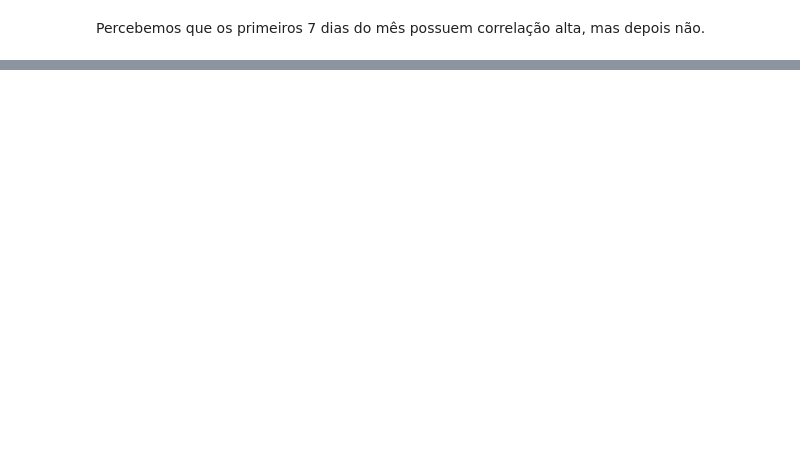
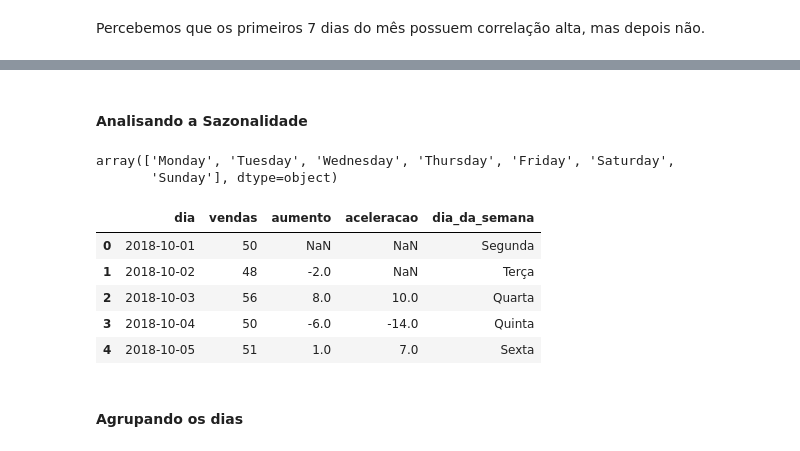
Before and after one commit to arturaraujo614/SeriesTemporais, a Jupyter notebook: SeriesTemporais.ipynb, the cells around one changed output, grey strips where cells are left out. Drawn from its saved outputs; the diff is of its cells as text; code cells hidden in the pictures; blank space fills up the shorter version.

```diff
--- a/SeriesTemporais.ipynb
+++ b/SeriesTemporais.ipynb
@@ -128,0 +153,2 @@ ax=ax
+# %%
+vendas_por_dia = pd.read_csv('vendas_por_dia.csv')
@@ -128,0 +161,3 @@ ax=ax
+# %%
+vendas_por_dia['dia'] = pd.to_datetime(vendas_por_dia['dia'])
+vendas_por_dia.dtypes
@@ -128,0 +168,3 @@ ax=ax
+# %%
+vendas_por_dia['aumento'] = vendas_por_dia['vendas'].diff()
+vendas_por_dia['aceleracao'] = vendas_por_dia['aumento'].diff()
@@ -128,0 +175,22 @@ ax=ax
+# %% [markdown]
+#### Analisando a Sazonalidade
+# %%
+vendas_por_dia['dia_da_semana'] = vendas_por_dia['dia'].dt.day_name()
+# %%
+vendas_por_dia['dia_da_semana'].unique()
+# %% [output]
+array(['Monday', 'Tuesday', 'Wednesday', 'Thursday', 'Friday', 'Saturday',
+       'Sunday'], dtype=object)
+# %%
+dias_traduzidos = {'Monday':'Segunda', 'Tuesday':'Terça', 'Wednesday':'Quarta', 'Thursday':'Quinta', 'Friday':'Sexta', 'Saturday':'Sábado','Sunday':'Domingo'}
+vendas_por_dia['dia_da_semana'] = vendas_por_dia['dia_da_semana'].map(dias_traduzidos)
+vendas_por_dia.head()
+# %% [output]
+|  | dia | vendas | aumento | aceleracao | dia_da_semana |
+| 0 | 2018-10-01 | 50 | NaN | NaN | Segunda |
+| 1 | 2018-10-02 | 48 | -2.0 | NaN | Terça |
+| 2 | 2018-10-03 | 56 | 8.0 | 10.0 | Quarta |
+| 3 | 2018-10-04 | 50 | -6.0 | -14.0 | Quinta |
+| 4 | 2018-10-05 | 51 | 1.0 | 7.0 | Sexta |
+# %% [markdown]
+#### Agrupando os dias
```
Also changed, not shown: parts of 27 cells of this notebook.
